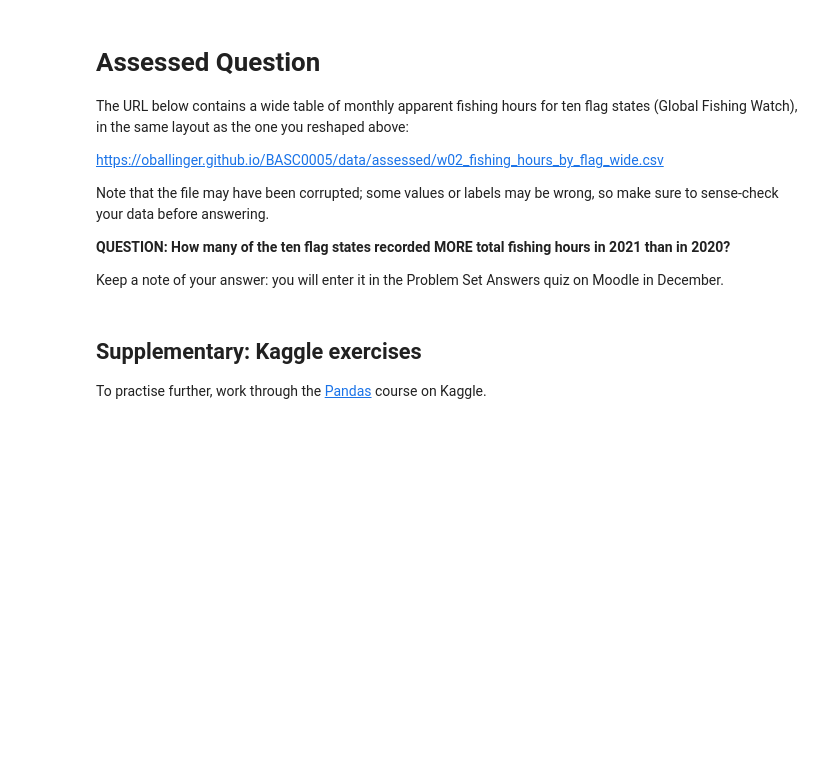
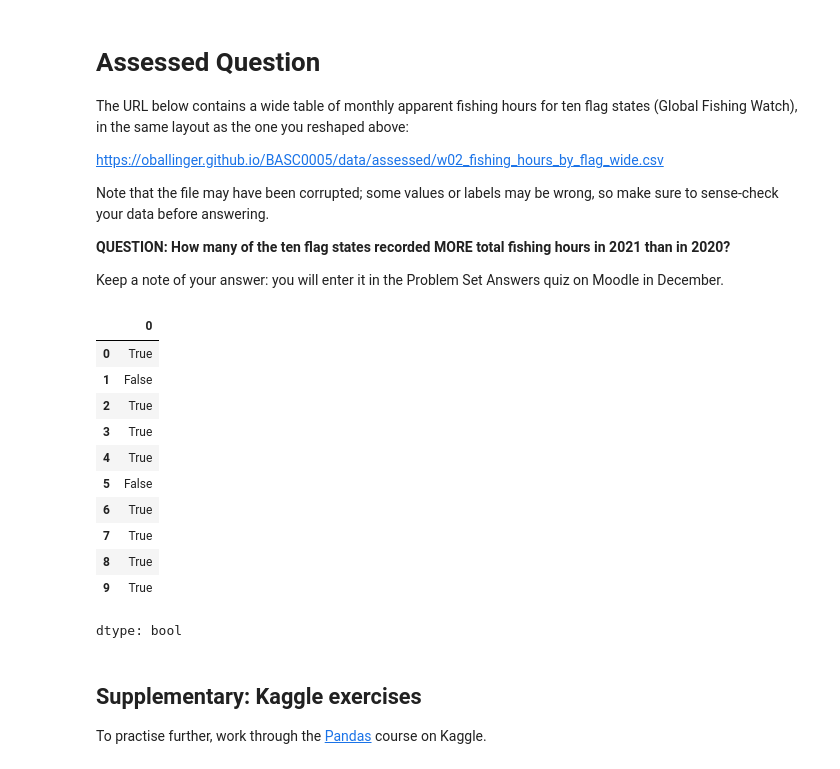
Before and after one commit to ShelbyLLL/QM2, a Jupyter notebook: notebooks/W02. Pandas.ipynb, the cells around one changed output. Saved outputs shown, nothing was run; the diff lists cells and outputs as text; code cells hidden in the pictures; blank space fills up the shorter version.

```diff
--- a/notebooks/W02. Pandas.ipynb
+++ b/notebooks/W02. Pandas.ipynb
@@ -391,7 +442,30 @@ Note that the file may have been corrupted; some values or labels may be wrong,
 
 Keep a note of your answer: you will enter it in the Problem Set Answers quiz on Moodle in December.
 # %%
-# Your code here
+import pandas as pd
+import matplotlib.pyplot as plt
+df = pd.read_csv("https://oballinger.github.io/BASC0005/data/assessed/w02_fishing_hours_by_flag_wide.csv")
+df.dtypes
+dff= df.columns[1:]
+dff = df[dff].replace("," ,"", regex =True).astype(float)
+Fish_2020 = dff.filter(like = "2020-", axis = 1).sum(axis =1)
+Fish_2021 = dff.filter(like = "2021-", axis = 1).sum(axis =1)
+summary = pd.DataFrame({"flag": df["flag"], "Fish_2020": Fish_2020, "Fish_2021":Fish_2021})
+T = summary["Fish_2021"] > summary["Fish_2020"]
+T
+# %% [output]
+|  | 0 |
+| 0 | True |
+| 1 | False |
+| 2 | True |
+| 3 | True |
+| 4 | True |
+| 5 | False |
+| 6 | True |
+| 7 | True |
+| 8 | True |
+| 9 | True |
+dtype: bool
 # %% [markdown]
 ## Supplementary: Kaggle exercises
 
```
Also changed, not shown: parts of 6 cells of this notebook.
